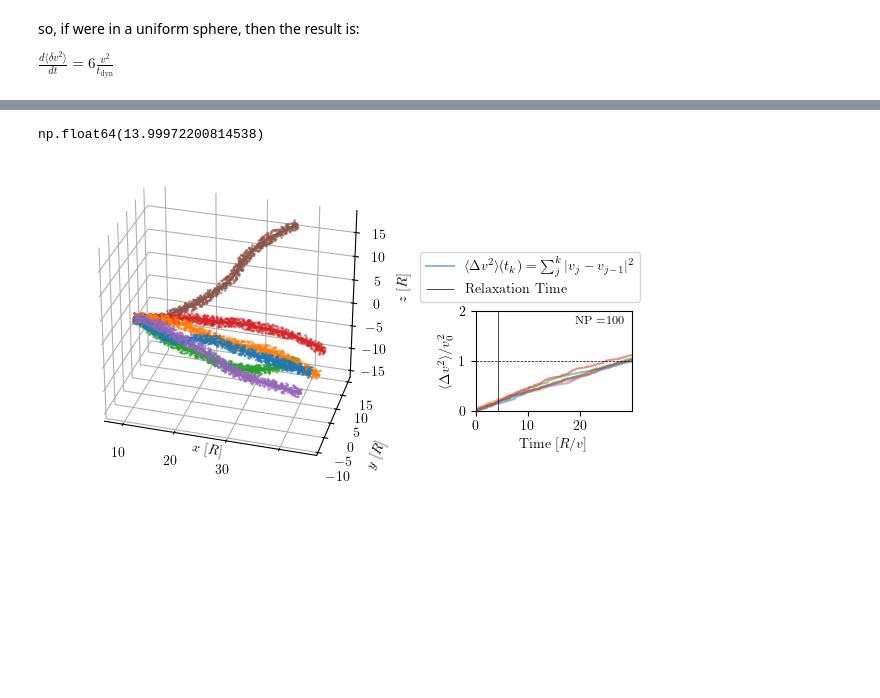
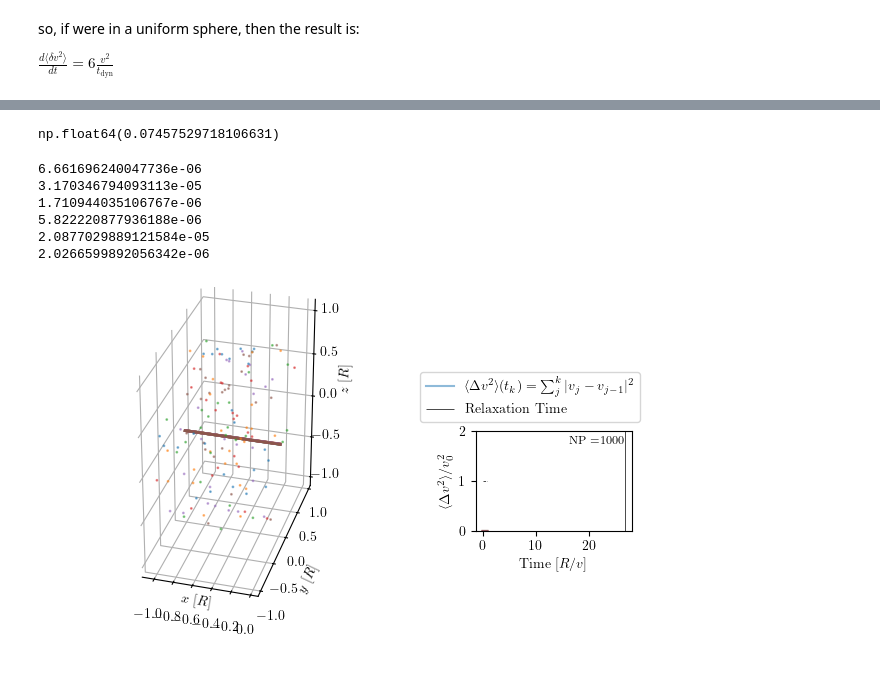
Before and after one commit to salvatore-ferrone/phd-thesis-ferrone, a Jupyter notebook: demos/impact/twoBodyRelaxation.ipynb, the cells around one changed output, grey strips where cells are left out. Saved outputs shown, nothing was run; the diff lists cells and outputs as text; code cells hidden in the pictures; blank space fills up the shorter version.

```diff
--- a/demos/impact/twoBodyRelaxation.ipynb
+++ b/demos/impact/twoBodyRelaxation.ipynb
@@ -279,13 +279,14 @@ $\frac{d\langle \delta v^2\rangle}{dt} = 6 \frac{v^2}{t_\mathrm{dyn}}$
 # %%
 ncpu = mp.cpu_count() - 2
 trials = ncpu
-NP = int(1e2)
+NP = int(1e3)
 tdyn = 1
 trelax_book =  tdyn * NP /np.log(NP) / 10
-trelax_me = (1/6) * tdyn * NP / np.log(NP / 2)
+trelax_me = (1/6) * tdyn * NP / np.log(NP/2)
+print(trelax_book)
 print(trelax_me)
-norbits = 7*trelax_me
-dtfactor = 1 / 1000
+norbits = 1
+dtfactor = 1 / 10
 x0 = np.array([-1, 0, 0])
 v0 = np.array([1, 0, 0])
 speed, dt, nsteps = TBR.set_integration_parameters(norbits=norbits, dtfactor=dtfactor)
@@ -346,7 +356,20 @@ for i in range(trials):
 expected_dV=12*dt*np.log(NP/2)/NP
 expected_dV*nsteps
 # %% [output]
-np.float64(13.99972200814538)
+np.float64(0.07457529718106631)
+# %%
+for v in vs:
+    print(np.sum((v[-1] - v[0])**2))
+# %% [output]
+6.661696240047736e-06
+3.170346794093113e-05
+1.710944035106767e-06
+5.822220877936188e-06
+2.0877029889121584e-05
+2.0266599892056342e-06
+# %%
+x=xs[0]
+S=np.sum(np.sqrt(np.sum(np.diff(x,axis=0)**2,axis=1)))
 # %%
 fig= plt.figure(figsize=(8.25-2, 4))
 axis=[]
@@ -355,7 +378,7 @@ axis=[]
 # axis.append(fig.add_subplot(gs[1]))
 axis.append(fig.add_axes([0.00, 0.20, 0.6, 0.8], projection='3d')) # [left, bottom, width, height])
 axis.append(fig.add_axes([0.70, 0.375, 0.25, 0.25]))
-NSKIP=1
+NSKIP=10
 for i in range(0,trials):
     line,=axis[0].plot(xs[i][:, 0], xs[i][:, 1], xs[i][:,2], lw=2, alpha=1)
     axis[0].scatter(xdps[i][::NSKIP], ydps[i][::NSKIP], zdps[i][::NSKIP], s=1, alpha=0.5, label='Particles',color=line.get_color())
@@ -363,34 +386,34 @@ for i in range(0,trials):
         label0=r"$\langle\Delta v^2\rangle (t_k)=\sum_j^{k} |v_j - v_{j-1}|^2$"
         label1=r"$|v_j - v_0|^2$"
         label2=r"$\sum_j \left(\sqrt{|v_j - v_{j-1}|^2}\right)$"
     else:
         label0=None
         label1=None
         label2=None
     axis[1].plot(tsteps, deltaV2s[i], alpha=0.5, ls="-", color=line.get_color(), label=label0)
 
 # axis[0].set_title(r'$\mathrm{Gravitational~random~walk}$')
 axis[0].set_xlabel(r'$x~[R]$',labelpad=-15)
-axis[0].set_xticklabels([0,10,20,30])
+# axis[0].set_xticklabels([0,10,20,30])
 axis[0].set_ylabel(r'$y~[R]$')
 axis[0].set_zlabel(r'$z~[R]$')
-axis[1].vlines(trelax_me, 0, 5, color='k', linestyle='-', lw=.5, label='Relaxation Time')
+axis[1].vlines(S*trelax_me, 0, 5, color='k', linestyle='-', lw=.5, label='Relaxation Time')
 axis[1].hlines(1, 0, tsteps[-1], color='k', linestyle='--', lw=.5, )
 axis[1].text(0.95,0.95,r"$\mathrm{{NP}}=${}".format(NP), transform=axis[1].transAxes, ha='right', va='top', fontsize="small")
 axis[1].set_ylabel(r"$\langle\Delta v^2\rangle / v_0^2$")
 axis[1].set_xlabel(r'$\mathrm{Time~}[R/v]$')
-axis[1].set_xlim(0, tsteps[-1])
+# axis[1].set_xlim(0, tsteps[-1])
 axis[1].legend( loc='lower center', bbox_to_anchor=(0.35, 1.02), ) # x=center, y=just above the axes
 
 axis[1].set_ylim(0, 2)
 axis[0].set_aspect('equal')
 axis[0].xaxis.pane.set_visible(False)
 axis[0].yaxis.pane.set_visible(False)
 axis[0].zaxis.pane.set_visible(False)
 axis[0].grid(True)
 axis[0].view_init(elev=30, azim=-74)
 # axis[0].set_xlim(-1, 1)
 
 fig.savefig('../../images/twoBodyRelaxation.png', dpi=300, bbox_inches='tight')
 # %% [output]
-[figure, old version]
+[figure, new version]
```
Also changed, not shown: parts of 4 cells of this notebook, 1 other file.
